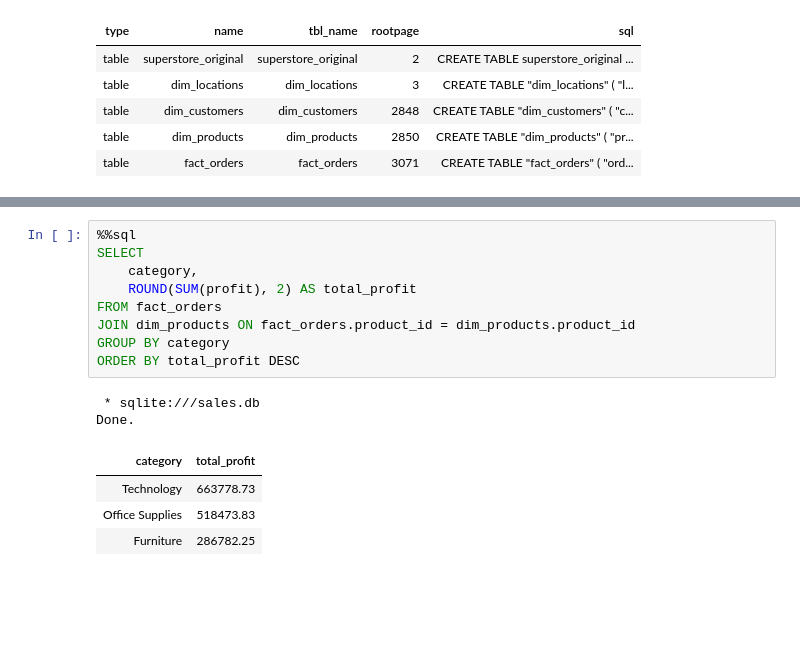
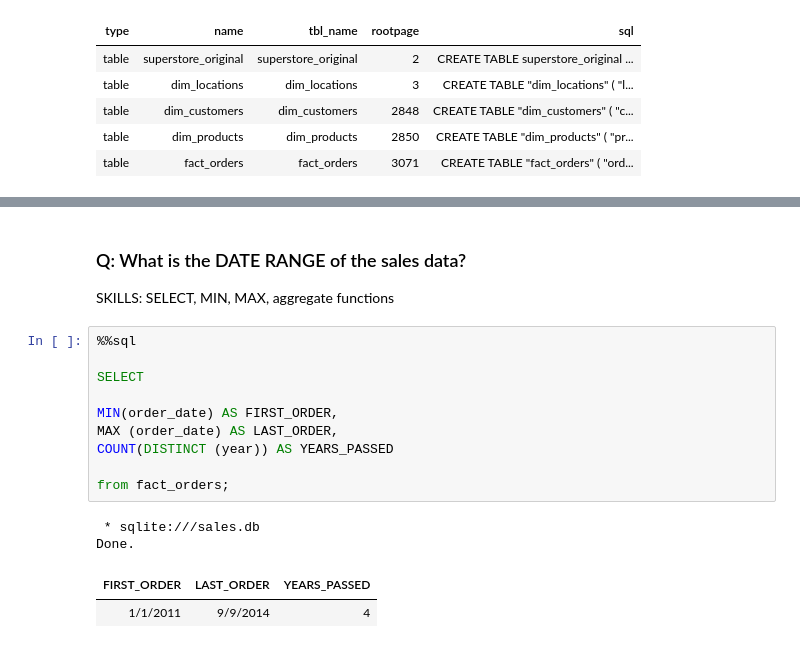
Before and after one commit to moztarib/data-analytics-sql, a Jupyter notebook: notebooks/01_load_data.ipynb, the cells around one changed output, grey strips where cells are left out. Drawn from its saved outputs; the diff is of its cells as text; blank space fills up the shorter version.

```diff
--- a/notebooks/01_load_data.ipynb
+++ b/notebooks/01_load_data.ipynb
@@ -252,16 +234,18 @@ Done.
-# %%
-%%sql
-SELECT
-    category,
-    ROUND(SUM(profit), 2) AS total_profit
-FROM fact_orders
-JOIN dim_products ON fact_orders.product_id = dim_products.product_id
-GROUP BY category
-ORDER BY total_profit DESC
-# %% [output]
- * sqlite:///sales.db
-Done.
-| category | total_profit |
-| Technology | 663778.73 |
-| Office Supplies | 518473.83 |
-| Furniture | 286782.25 |
+# %% [markdown]
+### Q: What is the DATE RANGE of the sales data?
+SKILLS:   SELECT, MIN, MAX, aggregate functions
+# %%
+%%sql
+
+SELECT
+
+MIN(order_date) AS FIRST_ORDER,
+MAX (order_date) AS LAST_ORDER,
+COUNT(DISTINCT (year)) AS YEARS_PASSED
+
+from fact_orders;
+# %% [output]
+ * sqlite:///sales.db
+Done.
+| FIRST_ORDER | LAST_ORDER | YEARS_PASSED |
+| 1/1/2011 | 9/9/2014 | 4 |
```
Also changed, not shown: parts of 30 cells of this notebook, 2 other files.
